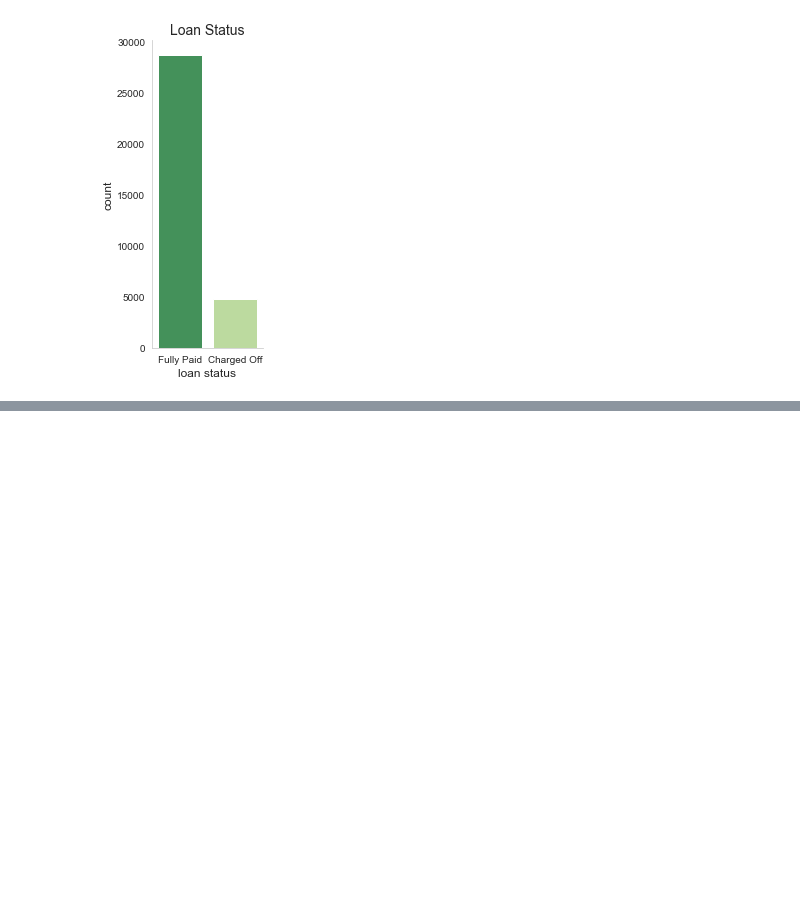
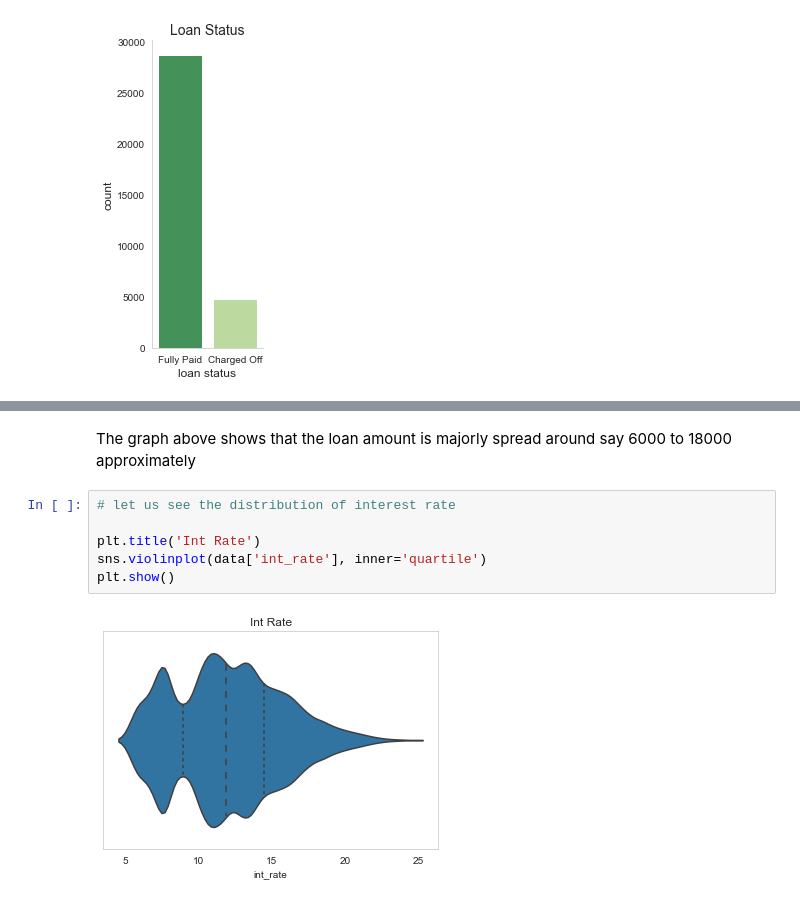
Before and after one commit to ananyaaD/Gramener-Case-Study, a Jupyter notebook: Gramener Case Study.ipynb, the cells around one changed output, grey strips where cells are left out. Saved outputs shown, nothing was run; the diff lists cells and outputs as text; blank space fills up the shorter version.

```diff
--- a/Gramener Case Study.ipynb
+++ b/Gramener Case Study.ipynb
@@ -590,0 +594,10 @@ plt.show()
+# %% [markdown]
+The graph above shows that the loan amount is majorly spread around say 6000 to 18000 approximately
+# %%
+# let us see the distribution of interest rate
+
+plt.title('Int Rate')
+sns.violinplot(data['int_rate'], inner='quartile')
+plt.show()
+# %% [output]
+[figure, added]
```
Also changed, not shown: parts of 13 cells of this notebook.
